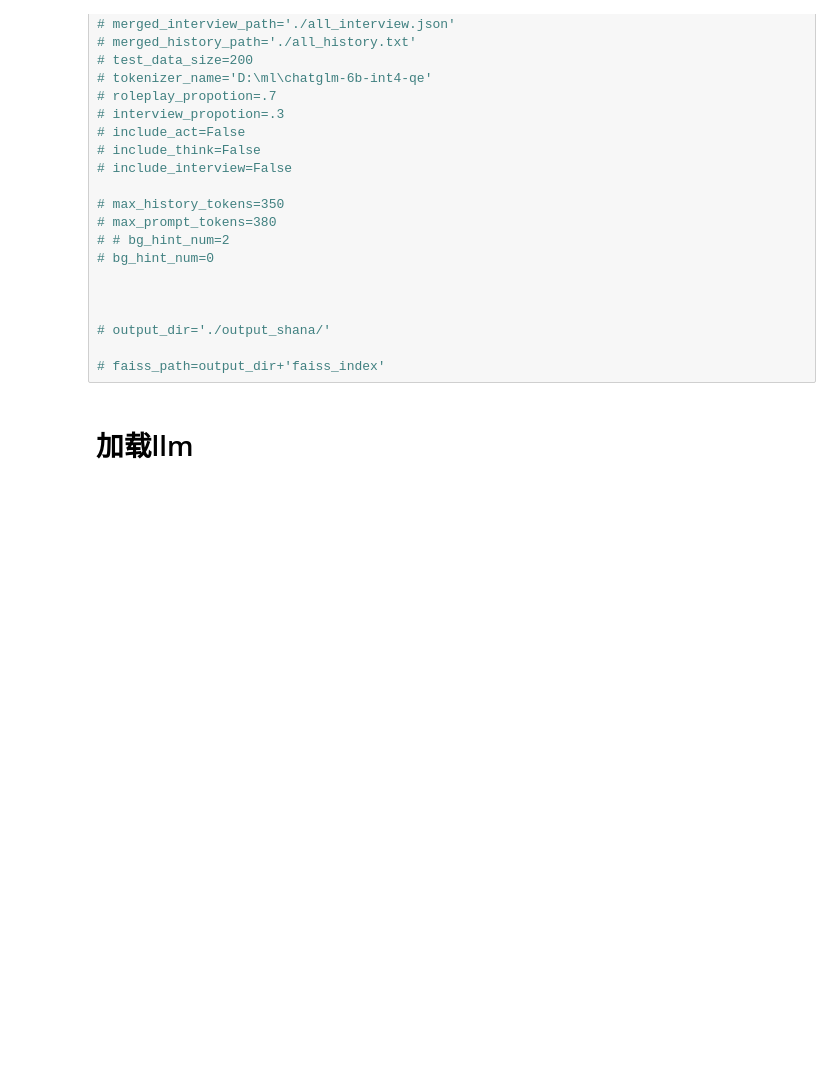
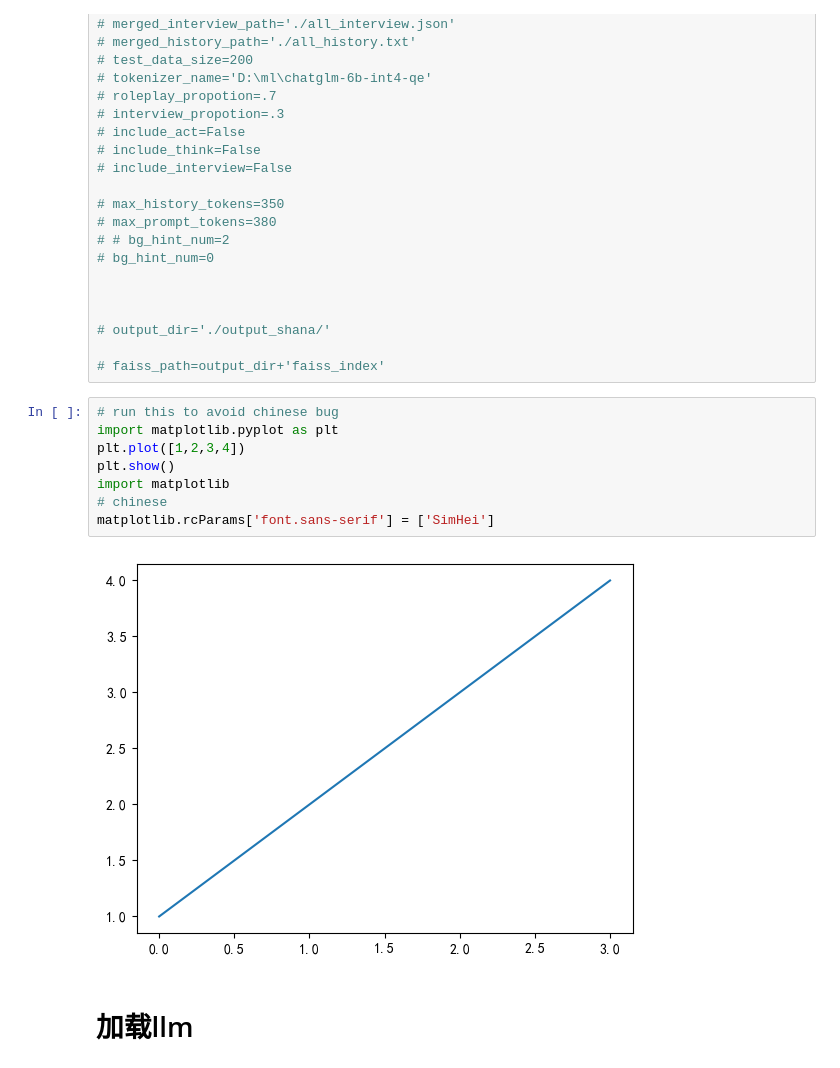
Before and after one commit to fangzhangmnm/novel2trpg, a Jupyter notebook: STEP4_generate_training_data.ipynb, the cells around one changed output. Saved outputs shown, nothing was run; the diff lists cells and outputs as text; blank space fills up the shorter version.

```diff
--- a/STEP4_generate_training_data.ipynb
+++ b/STEP4_generate_training_data.ipynb
@@ -46,6 +46,16 @@ tokenizer_name='D:\ml\chatglm-6b-int4-qe'
 # output_dir='./output_shana/'
 
 # faiss_path=output_dir+'faiss_index'
+# %%
+# run this to avoid chinese bug
+import matplotlib.pyplot as plt
+plt.plot([1,2,3,4])
+plt.show()
+import matplotlib
+# chinese
+matplotlib.rcParams['font.sans-serif'] = ['SimHei']
+# %% [output]
+[figure, added]
 # %% [markdown]
 # 加载llm
 # %%
```
Also changed, not shown: parts of 8 cells of this notebook, 8 other files.
